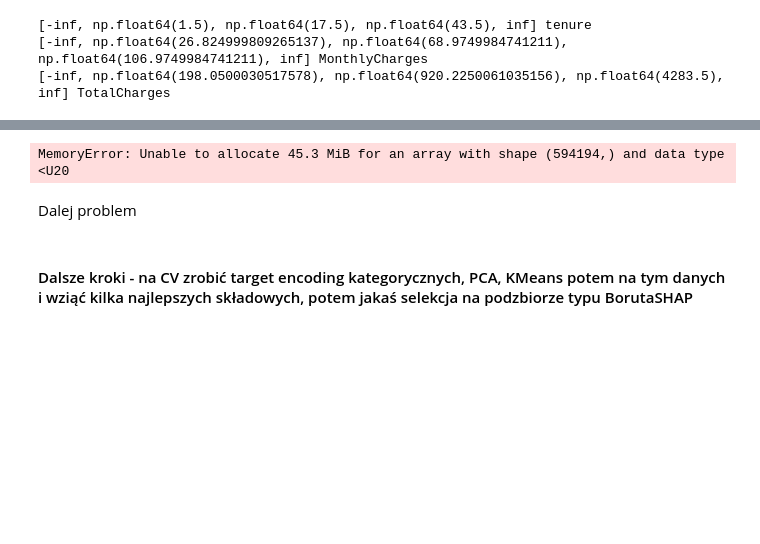
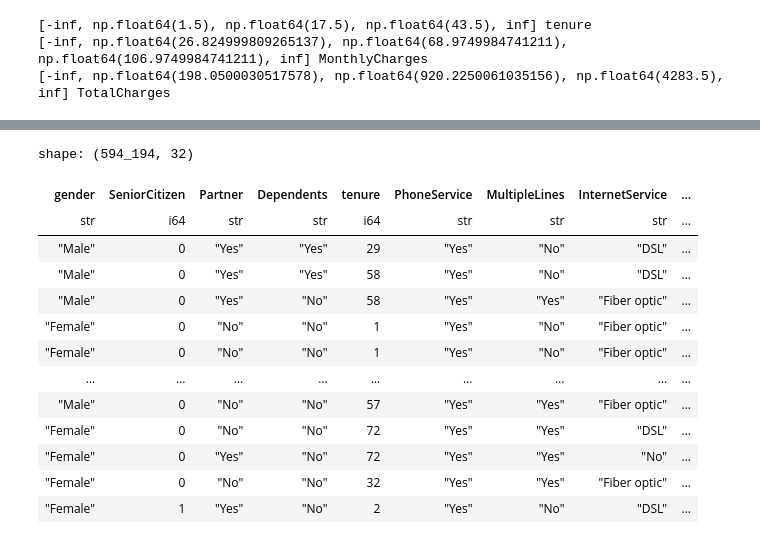
Before and after one commit to Wysocki-Piotr/kaggle-customer-churn-prediction, a Jupyter notebook: Features-creation.ipynb, the cells around one changed output, grey strips where cells are left out. Saved outputs shown, nothing was run; the diff lists cells and outputs as text; code cells hidden in the pictures; blank space fills up the shorter version.

```diff
--- a/Features-creation.ipynb
+++ b/Features-creation.ipynb
@@ -18,10 +23,15 @@ import itertools
 # %%
-X_train = pd.read_csv('data/train.csv')
-X_test = pd.read_csv('data/test.csv')
-y_train = X_train.pop('Churn')
+X_train = pl.read_csv('data/train.csv')
+X_test = pl.read_csv('data/test.csv')
+y_train = (
+    X_train.get_column('Churn')
+    .replace({"Yes": 1, "No": 0})
+    .cast(pl.Int8)
+)
+X_train = X_train.drop('Churn')
 # %%
-X_train = X_train.drop(columns=['id'])
-X_test = X_test.drop(columns=['id'])
+X_train = X_train.drop('id')
+X_test = X_test.drop('id')
 # %% [markdown]
 #### Używanie podzbioru dla szybszych obliczeń - sprawdzamy dodanie których kolumn (interakcji/nowych cech) najbardziej zwiększa roc auc
 # %%
@@ -896,19 +903,34 @@ for col in float_cols:
 # %%
-bigram_cols = []
+manual_combos = [
+    ("Contract", "InternetService"),
+    ("InternetService", "TechSupport"),
+    ("SeniorCitizen", "InternetService"),
+    ("Contract", "MonthlyCharges_binned"),
+    ("Partner", "Dependents"),
+    ("PaymentMethod", "PaperlessBilling")
+]
 
-for col1, col2 in itertools.combinations(base_cat_features, 2):
-    combo_name = f"{col1}_{col2}_combo"
-    X_cv[combo_name] = X_cv[col1].astype(str) + "_" + X_cv[col2].astype(str)
-    bigram_cols.append(combo_name)
+new_exprs = []
+for c1, c2 in manual_combos:
+    name = f"{c1}_{c2}_combo"
+    expr = pl.concat_str([pl.col(c1), pl.col(c2)], separator="|").cast(pl.Categorical).alias(name)
+    new_exprs.append(expr)
 
-base_cat_features.extend(bigram_cols)
-
-print(f"Baza cech przed bigramami: {len(base_cat_features) - len(bigram_cols)}")
-print(f"Wygenerowano bigramów: {len(bigram_cols)}")
-print(f"Łączna liczba cech kategorycznych do Target Encodingu: {len(base_cat_features)}")
+X_cv = X_cv.with_columns(new_exprs)
-# %% [output]
-MemoryError: Unable to allocate 45.3 MiB for an array with shape (594194,) and data type <U20
-# %% [markdown]
-Dalej problem
-# %% [markdown]
-#### Dalsze kroki - na CV zrobić target encoding kategorycznych, PCA, KMeans potem na tym danych i wziąć kilka najlepszych składowych, potem jakaś selekcja na podzbiorze typu BorutaSHAP
+# %%
+X_cv
+# %% [output]
+shape: (594_194, 32)
+| gender | SeniorCitizen | Partner | Dependents | tenure | PhoneService | MultipleLines | InternetService | ... |
+| str | i64 | str | str | i64 | str | str | str | ... |
+| "Male" | 0 | "Yes" | "Yes" | 29 | "Yes" | "No" | "DSL" | ... |
+| "Male" | 0 | "Yes" | "Yes" | 58 | "Yes" | "No" | "DSL" | ... |
+| "Male" | 0 | "Yes" | "No" | 58 | "Yes" | "Yes" | "Fiber optic" | ... |
+| "Female" | 0 | "No" | "No" | 1 | "Yes" | "No" | "Fiber optic" | ... |
+| "Female" | 0 | "No" | "No" | 1 | "Yes" | "No" | "Fiber optic" | ... |
+| … | … | … | … | … | … | … | … | ... |
+| "Male" | 0 | "No" | "No" | 57 | "Yes" | "Yes" | "Fiber optic" | ... |
+| "Female" | 0 | "No" | "No" | 72 | "Yes" | "Yes" | "DSL" | ... |
+| "Female" | 0 | "Yes" | "No" | 72 | "Yes" | "Yes" | "No" | ... |
+| "Female" | 0 | "No" | "No" | 32 | "Yes" | "Yes" | "Fiber optic" | ... |
+| "Female" | 1 | "Yes" | "No" | 2 | "Yes" | "No" | "DSL" | ... |
```
Also changed, not shown: parts of 33 cells of this notebook.
